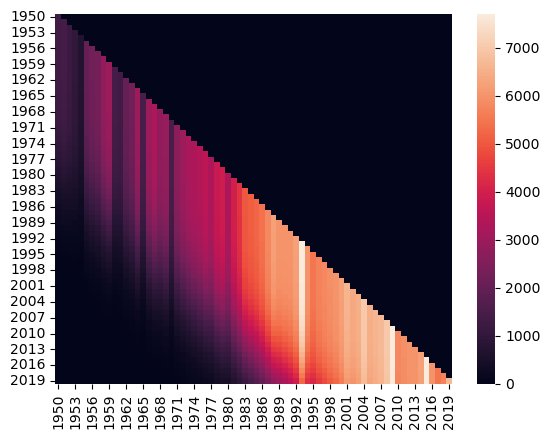
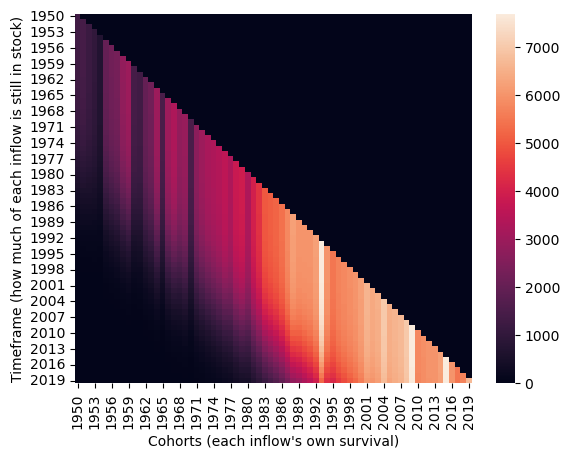
Code edit (unified diff) that turned the first committed figure into the second:
--- before
+++ after
@@ -10,3 +10,3 @@
 
 # and visualize the cohort_survival_matrix matrix with a heatmap
-sns.heatmap(cohorts_survival_matrix, annot=False)
+sns.heatmap(cohorts_survival_matrix, annot=False).set(xlabel ="Cohorts (each inflow's own survival)", ylabel = "Timeframe (how much of each inflow is still in stock)")

Commit: Heatmap axes labels